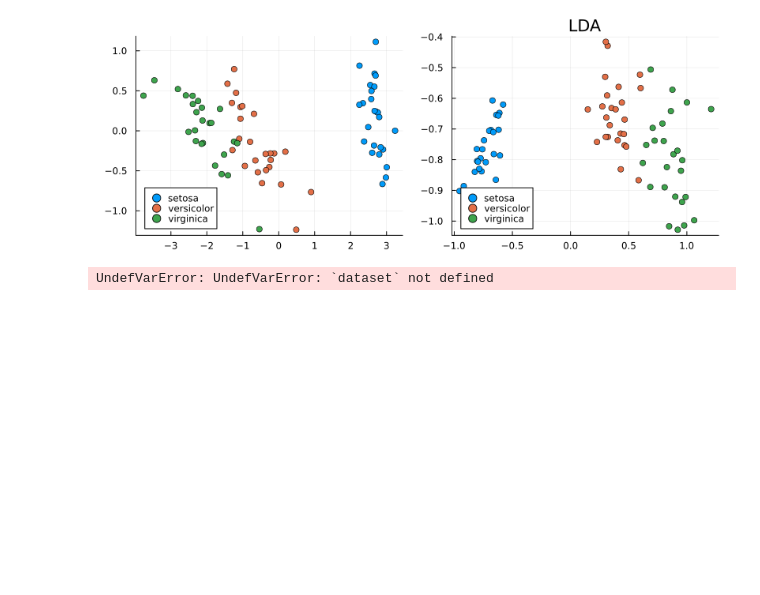
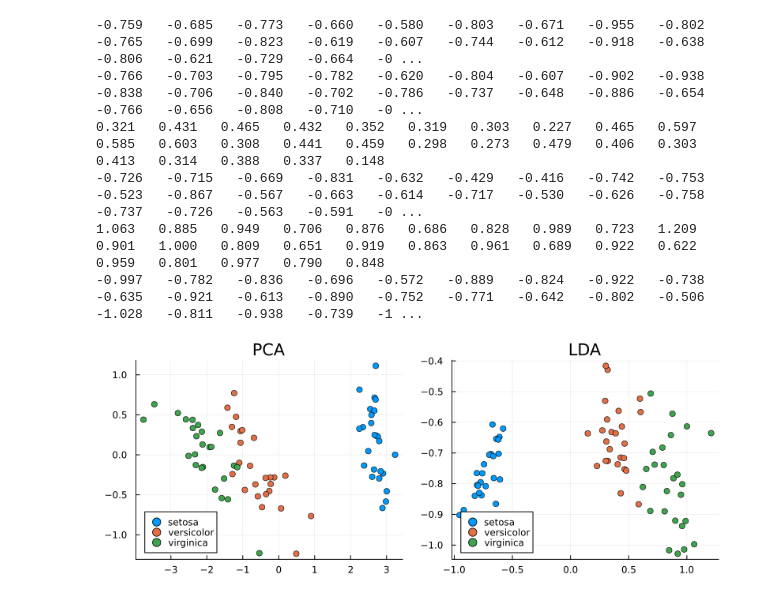
Before and after one commit to camachojua/diplomado-ia, a Jupyter notebook: julia/src/lda.ipynb, the cells around one changed output. Cells and saved outputs as stored; diff of their text form; code cells hidden in the pictures; blank space fills up the shorter version.

```diff
--- a/julia/src/lda.ipynb
+++ b/julia/src/lda.ipynb
@@ -38,25 +113,38 @@ Ypca = predict(pca, X)
 # %%
+using Printf
+
+function print_vector(vec::Vector{Float64})
+    for num in vec
+      @printf("%.3f   ", num)
+    end
+  end
+
 lda = fit(MulticlassLDA, X, X_labels; outdim=2)
 Ylda = predict(lda, X)
 
 p = plot(layout=(1,2), size=(800,300))
 
 for s in ["setosa", "versicolor", "virginica"]
 
-    #points = Ypca[:,X_labels.==s]
-    #scatter!(p[1], points[1,:],points[2,:], label=s, legend=:bottomleft)
+    points = Ypca[:,X_labels.==s]
+    scatter!(p[1], points[1,:],points[2,:], label=s, legend=:bottomleft)
     points = Ylda[:,X_labels.==s]
     scatter!(p[2], points[1,:],points[2,:], label=s, legend=:bottomleft)
 
+    for i in 1:2
+        print_vector( points[i,:] )
+        println()
+    end
+
 end
-# plot!(p[1], title="PCA")
+
+plot!(p[1], title="PCA")
 plot!(p[2], title="LDA")
 # %% [output]
+-0.759   -0.685   -0.773   -0.660   -0.580   -0.803   -0.671   -0.955   -0.802   -0.765   -0.699   -0.823   -0.619   -0.607   -0.744   -0.612   -0.918   -0.638   -0.806   -0.621   -0.729   -0.664   -0 ...
+-0.766   -0.703   -0.795   -0.782   -0.620   -0.804   -0.607   -0.902   -0.938   -0.838   -0.706   -0.840   -0.702   -0.786   -0.737   -0.648   -0.886   -0.654   -0.766   -0.656   -0.808   -0.710   -0 ...
+0.321   0.431   0.465   0.432   0.352   0.319   0.303   0.227   0.465   0.597   0.585   0.603   0.308   0.441   0.459   0.298   0.273   0.479   0.406   0.303   0.413   0.314   0.388   0.337   0.148
+-0.726   -0.715   -0.669   -0.831   -0.632   -0.429   -0.416   -0.742   -0.753   -0.523   -0.867   -0.567   -0.663   -0.614   -0.717   -0.530   -0.626   -0.758   -0.737   -0.726   -0.563   -0.591   -0 ...
+1.063   0.885   0.949   0.706   0.876   0.686   0.828   0.989   0.723   1.209   0.901   1.000   0.809   0.651   0.919   0.863   0.961   0.689   0.922   0.622   0.959   0.801   0.977   0.790   0.848
+-0.997   -0.782   -0.836   -0.696   -0.572   -0.889   -0.824   -0.922   -0.738   -0.635   -0.921   -0.613   -0.890   -0.752   -0.771   -0.642   -0.802   -0.506   -1.028   -0.811   -0.938   -0.739   -1 ...
-[figure, old version]
+[figure, new version]
-# %%
-default = dataset("ISLR", "Default")
-
-println(typeof(default))
-describe( default )
-# %% [output]
-UndefVarError: UndefVarError: `dataset` not defined
```
Also changed, not shown: parts of 9 cells of this notebook.
